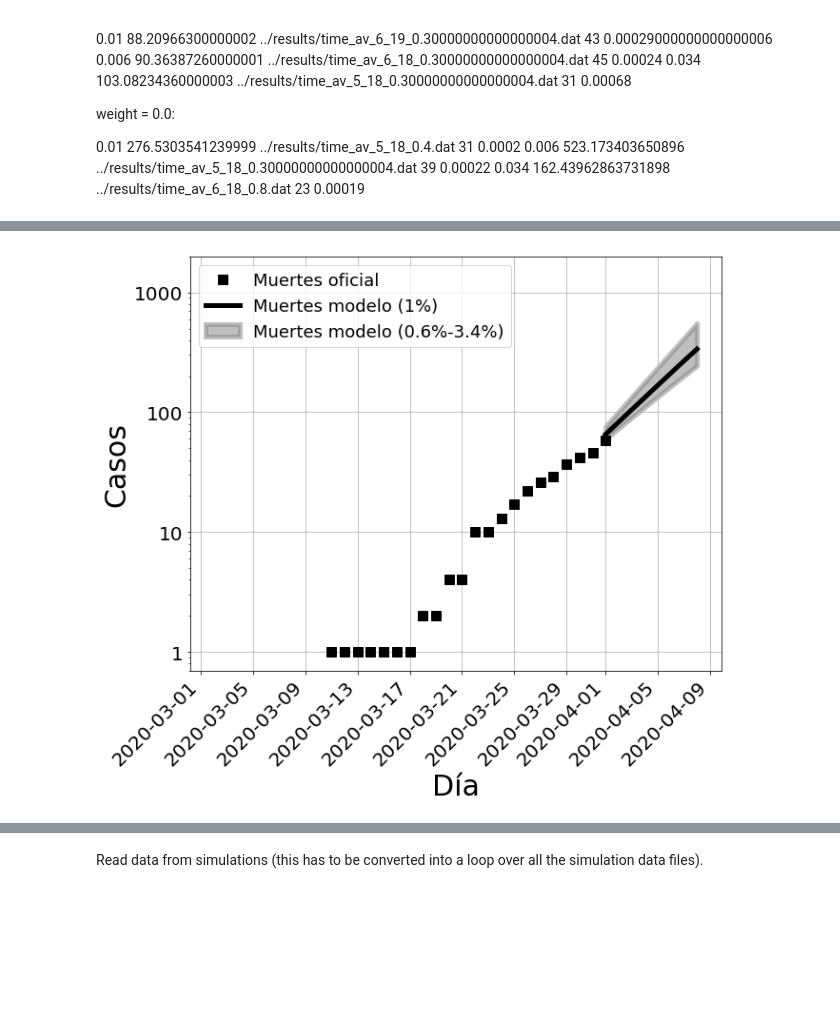
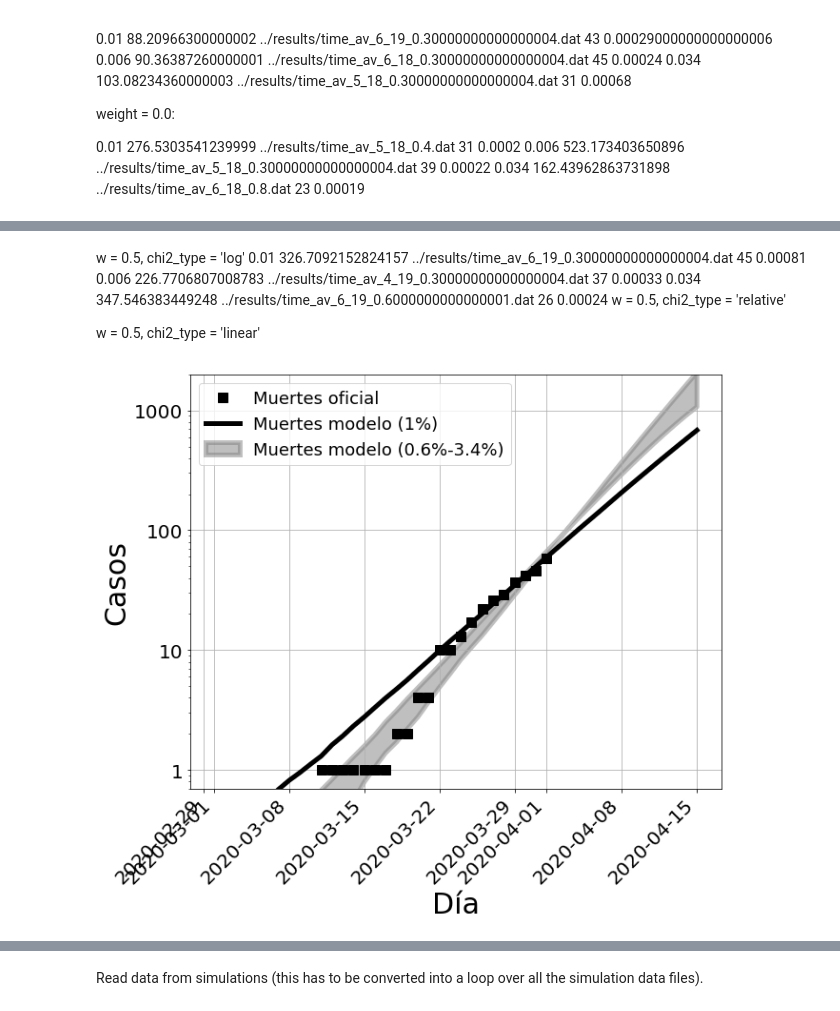
Before and after one commit to juanfernandezgracia/Balearic-epi, a Jupyter notebook: code/fitting_the_model.ipynb, the cells around one changed output, grey strips where cells are left out. Cells and saved outputs as stored; diff of their text form; code cells hidden in the pictures; blank space fills up the shorter version.

```diff
--- a/code/fitting_the_model.ipynb
+++ b/code/fitting_the_model.ipynb
@@ -274,6 +274,7 @@ mu_U = {0.01 : 0.0002,
         0.006 : 0.00022,
         0.034 : 0.00019}
 # %%
+chi2_type = 'relative'
 files = glob.glob("../results/time_av_*")
 #print(files)
 percents = [0.01, 0.006, 0.034]
@@ -281,9 +282,13 @@ w = 0.5
 f = {}
 day_sh = {}
 mu_U = {}
+N = len(files)
 for perc in percents:
     chi_2 = float("inf")
+    i = 0
     for fname in files:
+        print(perc, N-i)
+        i += 1
         params = fname.split('.dat')[0].split('_')[2:]
         params[0] = int(params[0])
         params[1] = int(params[1])
@@ -292,7 +297,7 @@ for perc in percents:
                                               fname_simu = fname,
                                               mu_D = perc,
                                               weight = w,
-                                              chi2_type = 'linear',
+                                              chi2_type = chi2_type,
                                               minvalue = 1)
         if chichi < chi_2:
             chi_2 = chichi
@@ -311,4 +330,13 @@ for perc in percents:
+# %% [markdown]
+w = 0.5, chi2_type = 'log'
+0.01 326.7092152824157 ../results/time_av_6_19_0.30000000000000004.dat 45 0.00081
+0.006 226.7706807008783 ../results/time_av_4_19_0.30000000000000004.dat 37 0.00033
+0.034 347.546383449248 ../results/time_av_6_19_0.6000000000000001.dat 26 0.00024
+w = 0.5, chi2_type = 'relative'
+
+w = 0.5, chi2_type = 'linear'
 # %%
+chi2_type = 'log'
 #datos reales
 df2 = df_epi[df_epi['M'].notna()]
 x_M = np.array(df2['Día'])
@@ -320,6 +348,9 @@ y_UCI = np.array(df2['UCI'])
 
 start_date = dt.datetime.strptime(str(x_M[-1]), '%Y-%m-%dT%H:%M:%S.%f000')
 end_date = start_date + dt.timedelta(days = 7)
+
+start_date = dt.datetime(day = 1, month = 3, year = 2020)
+end_date = dt.datetime(day = 15, month = 4, year = 2020)
 
 del df2
 
@@ -364,34 +395,34 @@ x_model_max2 =[]
 # %%
 #pintar gráficas de muertes
 plt.figure(figsize = (10, 8))
 
 plt.plot(x_M, y_M, 'ks', label = 'Muertes oficial', ms = 10)
 plt.plot(x_model, y_M_model, c = 'k', label= 'Muertes modelo (1%)', lw = 5)
 plt.fill_between(x_model_min, y_M_model_min, y_M_model_max,
                  color = 'gray',
                  label= 'Muertes modelo (0.6%-3.4%)',
                  lw = 5,
                  alpha = 0.5)
 ax = plt.gca()
 ax.xaxis.set_tick_params(labelsize=20)
 ax.yaxis.set_tick_params(labelsize=20)
 plt.grid()
 plt.yscale('log')
 plt.xlabel('Día', fontsize = 30)
 plt.ylabel('Casos', fontsize = 30)
 #plt.xlim((15,35))
 ax.yaxis.set_major_formatter(ScalarFormatter())
 plt.ylim((0.7,2000))
 #plt.title('Muertes', fontsize = 35)
 plt.xticks(rotation = 45)
 plt.legend(fontsize = 18, loc = 2)
 plt.setp( ax.xaxis.get_majorticklabels(), rotation=45, ha="right" )
 today = dt.datetime.now()
-plt.savefig('../figures/muertes_%02i_%02i_%4i.png' %
-            (today.day, today.month, today.year),
+plt.savefig('../figures/muertes_%02i_%02i_%4i_%s.png' %
+            (today.day, today.month, today.year, chi2_type),
             bbox_inches='tight')
 # %% [output]
-[figure, old version]
+[figure, new version]
 # %%
 #pintar gráficas de UCI
 plt.figure(figsize = (10, 8))
```
Also changed, not shown: parts of 3 cells of this notebook, 6 other files.
